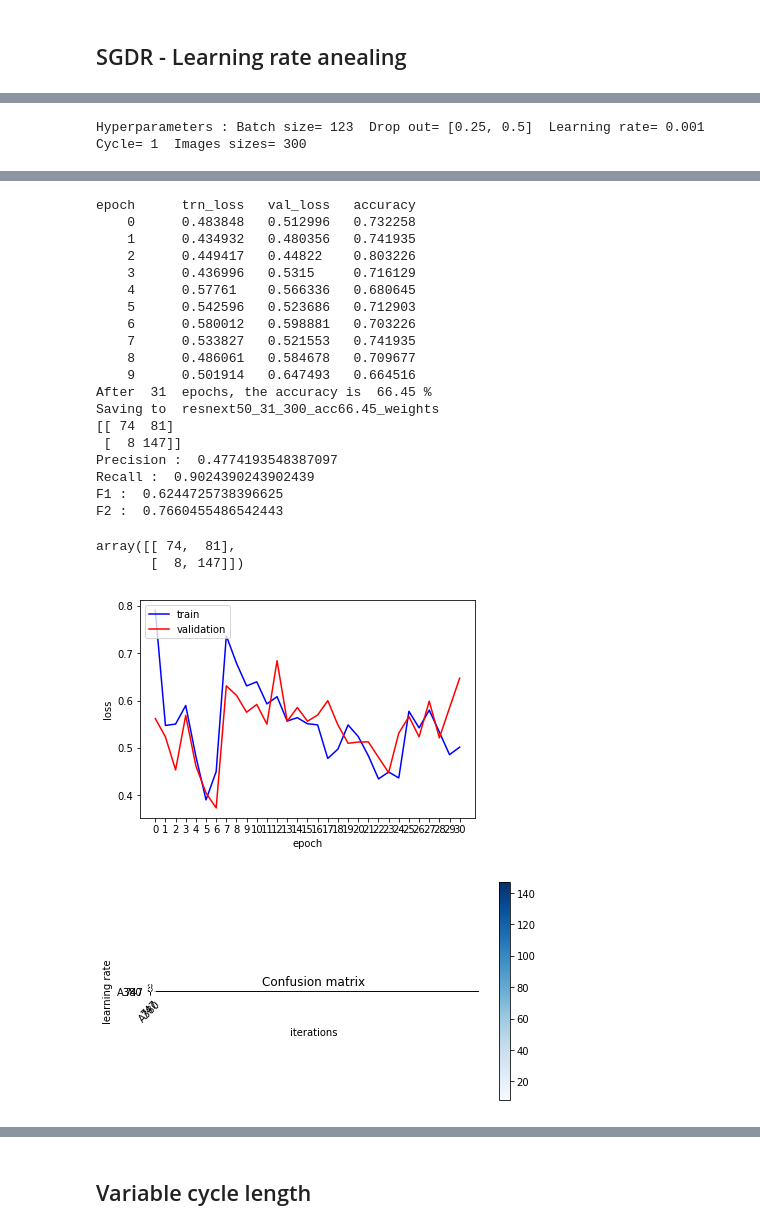
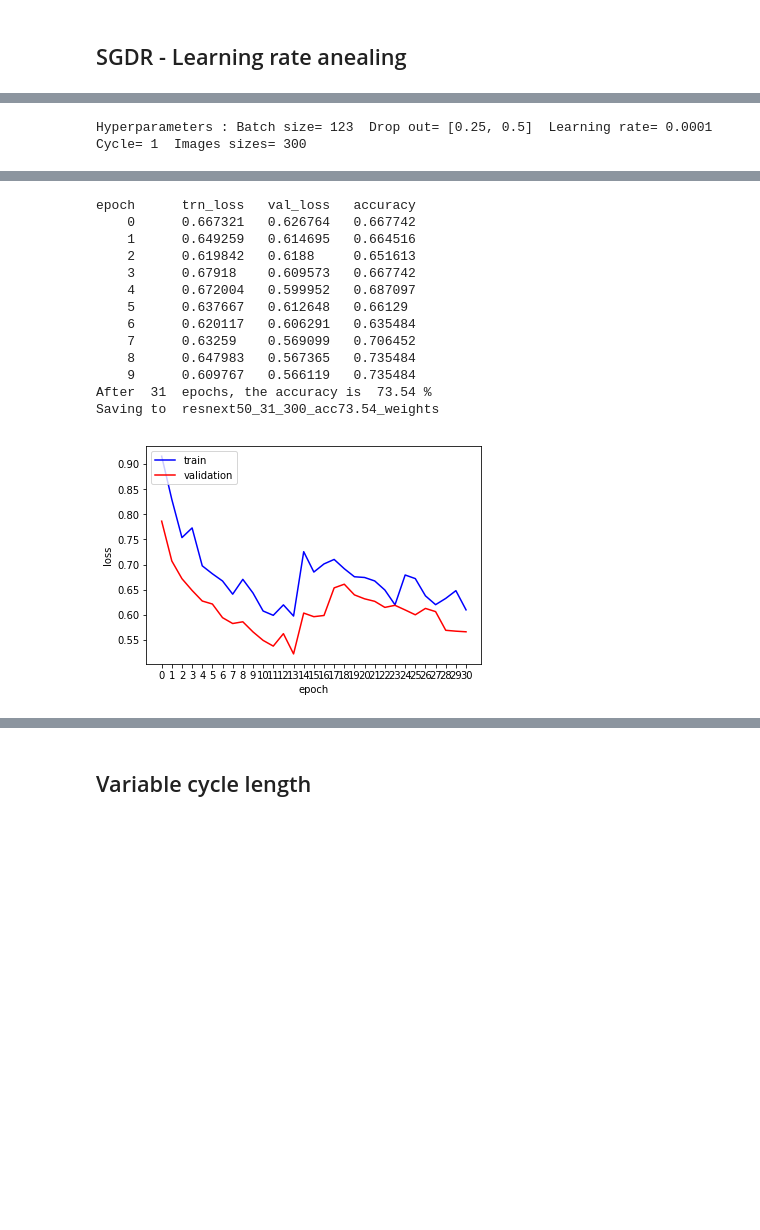
Before and after one commit to benoit-cty/deep_learning_tests, a Jupyter notebook: 01-Binary_Classification_747_vs_A380.ipynb, the cells around one changed output, grey strips where cells are left out. Saved outputs shown, nothing was run; the diff lists cells and outputs as text; code cells hidden in the pictures; blank space fills up the shorter version.

```diff
--- a/01-Binary_Classification_747_vs_A380.ipynb
+++ b/01-Binary_Classification_747_vs_A380.ipynb
@@ -217,7 +263,12 @@ array([[124,  31],
 # %%
+# F2 :  0.84 for image_size=128, batch_size=150, lr=1e-3, epoch=30, ps=0.5
+# F2 :  0.73 for image_size=128, batch_size=150, lr=0.0001, epoch=30, ps=0.5
+# F2 :  0.79 for image_size=128, batch_size=128, lr=1e-4, epoch=30
+# F2 :  0.86 for image_size=128, batch_size=128, lr=1e-3, epoch=30
+
 image_size=128
-batch_size=150
-lr=0.0001
+batch_size=128
+lr=1e-3
 epoch=30
 aug_tfms=[RandomRotate(10, tfm_y=TfmType.NO),
         RandomFlip(),
@@ -272,11 +323,19 @@ array([[115,  40],
 # %% [markdown]
 ## Multiple size
 # %%
-learning_rate = 1e-4
-dropout = [0.25,0.5]
-global_results = collections.OrderedDict([])
+# F2 :  0.67 for learning_rate = 1e-4, dropout = [0.25,0.5], image_size = 128, batch_size = 150
+# F2 :  0.62 pour dropout =[0.25,0.5] et learning_rate = 1e-3
+# F2 :  0.79 pour dropout = 0.5 et learning_rate = 1e-3
+# F2 :  0.85 for learning_rate = 1e-2, dropout = 0.5, image_size = 128, batch_size = 150
+# F2 :  0.86 for learning_rate = 1e-2, dropout = 0.5, image_size = 128, batch_size = 150
+
+
+learning_rate = 1e-2
+dropout = 0.5
 image_size = 128
 batch_size = 150
+
+global_results = collections.OrderedDict([])
 aug_tfms=[RandomRotate(10, tfm_y=TfmType.NO), RandomFlip(), RandomLighting(0.05, 0.05,tfm_y=TfmType.NO), RandomZoom(zoom_max=0.2),RandomStretch(max_stretch=0.2)]
 tfms = tfms_from_model(arch, image_size, aug_tfms=aug_tfms, max_zoom=1.1)
 data = ImageClassifierData.from_paths(PATH, tfms=tfms, bs=batch_size, num_workers=num_cpus())
@@ -372,6 +434,14 @@ learn.sched.plot_lr()
 # %%
-learning_rate = 1e-3
-dropout = [0.25,0.5]  # Drop-out plus faible pour les premières couches pour éviter de désapprendre des choses.
+# F2 :  0.80 pour [0.25,0.5] et 1e-4
+# F2 :  0.76 pour dropout = 0.5 et learning_rate = 1e-4
+# F2 :  0.76  for learning_rate = 1e-3, dropout = [0.25,0.5], lr=np.array([learning_rate/100,learning_rate/10,learning_rate]
+# F2 :  0.49 for learning_rate = 1e-3, lr=np.array([learning_rate/10,learning_rate/5,learning_rate]), dropout = [0.25,0.5]
+# F2 :  0.74 for learning_rate = 1e-4, lr=np.array([learning_rate/10,learning_rate/5,learning_rate]), dropout = [0.25,0.5]
+
+learning_rate = 1e-4
+lr=np.array([learning_rate/5,learning_rate/3,learning_rate])
+dropout = [0.25,0.5]
+
 
 aug_tfms=[RandomRotate(10, tfm_y=TfmType.NO),RandomFlip(),RandomLighting(0.05, 0.05,tfm_y=TfmType.NO), RandomZoom(zoom_max=0.2), RandomStretch(max_stretch=0.2)]
 tfms = tfms_from_model(arch, sz, aug_tfms=aug_tfms, max_zoom=1.1)
@@ -396,7 +466,6 @@ training_loop = [
 #    [64, 600, 3],
 #    [123, 400, 2]
 for bs, sz, epoch in training_loop:
-    lr=np.array([learning_rate/100,learning_rate/10,learning_rate]) # Learning rate plus faible pour les premières couche, pour ré-apprendre un peu si necessaire
     print("Hyperparameters : Batch size=", bs, " Drop out=", dropout, " Learning rate=", learning_rate, " Cycle=", epoch, " Images sizes=", sz )
     tfms = tfms_from_model(arch, sz, aug_tfms=aug_tfms, max_zoom=0.5)
     # On recharge les données avec une taille de batch plus importante pour aller plus vite
@@ -411,9 +480,7 @@ for bs, sz, epoch in training_loop:
     print("Saving to ", fichier)
     learn.save(fichier)
 plot_ep_vals(global_results)
-plot_the_confusion_matrix()
-learn.sched.plot_lr()
 # %% [output]
-Hyperparameters : Batch size= 123  Drop out= [0.25, 0.5]  Learning rate= 0.001  Cycle= 1  Images sizes= 300
+Hyperparameters : Batch size= 123  Drop out= [0.25, 0.5]  Learning rate= 0.0001  Cycle= 1  Images sizes= 300
 [interactive output not drawn]
 epoch      trn_loss   val_loss   accuracy
@@ -454,26 +521,17 @@ Hyperparameters : Batch size= 123  Drop out= [0.25, 0.5]  Learning rate= 0.001
 [interactive output not drawn]
 epoch      trn_loss   val_loss   accuracy
-    0      0.483848   0.512996   0.732258
-    1      0.434932   0.480356   0.741935
-    2      0.449417   0.44822    0.803226
-    3      0.436996   0.5315     0.716129
-    4      0.57761    0.566336   0.680645
-    5      0.542596   0.523686   0.712903
-    6      0.580012   0.598881   0.703226
-    7      0.533827   0.521553   0.741935
-    8      0.486061   0.584678   0.709677
-    9      0.501914   0.647493   0.664516
-After  31  epochs, the accuracy is  66.45 %
-Saving to  resnext50_31_300_acc66.45_weights
-[[ 74  81]
- [  8 147]]
-Precision :  0.4774193548387097
-Recall :  0.9024390243902439
-F1 :  0.6244725738396625
-F2 :  0.7660455486542443
+    0      0.667321   0.626764   0.667742
+    1      0.649259   0.614695   0.664516
+    2      0.619842   0.6188     0.651613
+    3      0.67918    0.609573   0.667742
+    4      0.672004   0.599952   0.687097
+    5      0.637667   0.612648   0.66129
+    6      0.620117   0.606291   0.635484
+    7      0.63259    0.569099   0.706452
+    8      0.647983   0.567365   0.735484
+    9      0.609767   0.566119   0.735484
+After  31  epochs, the accuracy is  73.54 %
+Saving to  resnext50_31_300_acc73.54_weights
-array([[ 74,  81],
-       [  8, 147]])
-[figure, old version]
+[figure, new version]
-[figure, removed]
 # %%
 plot_the_confusion_matrix()
```
Also changed, not shown: parts of 47 cells of this notebook.
